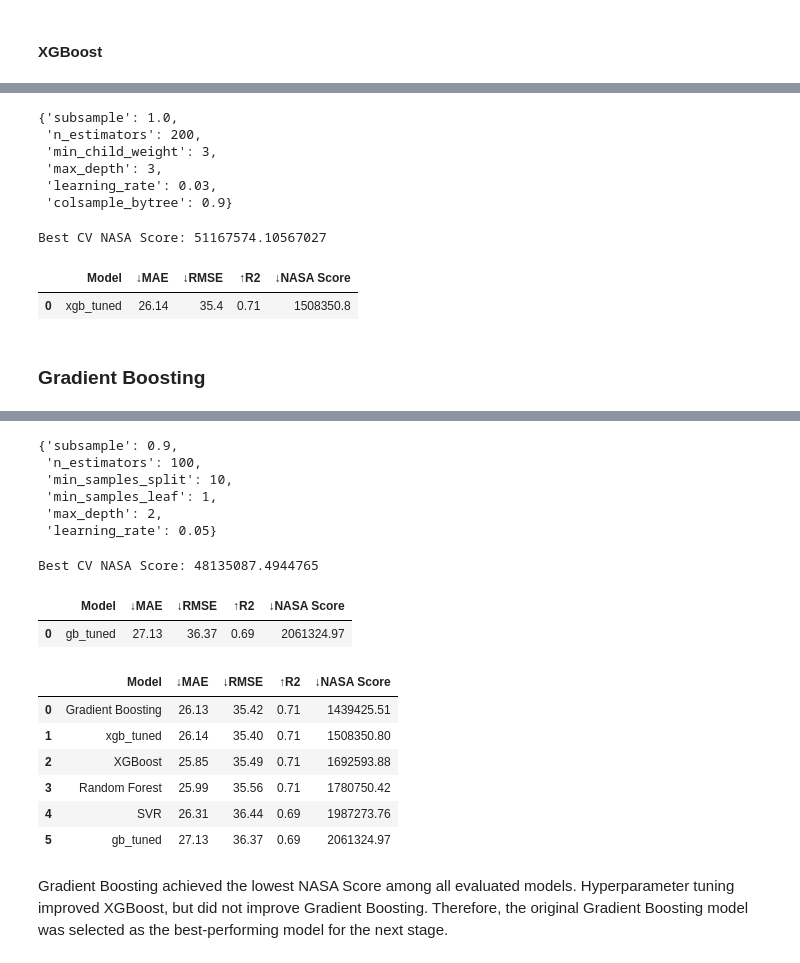
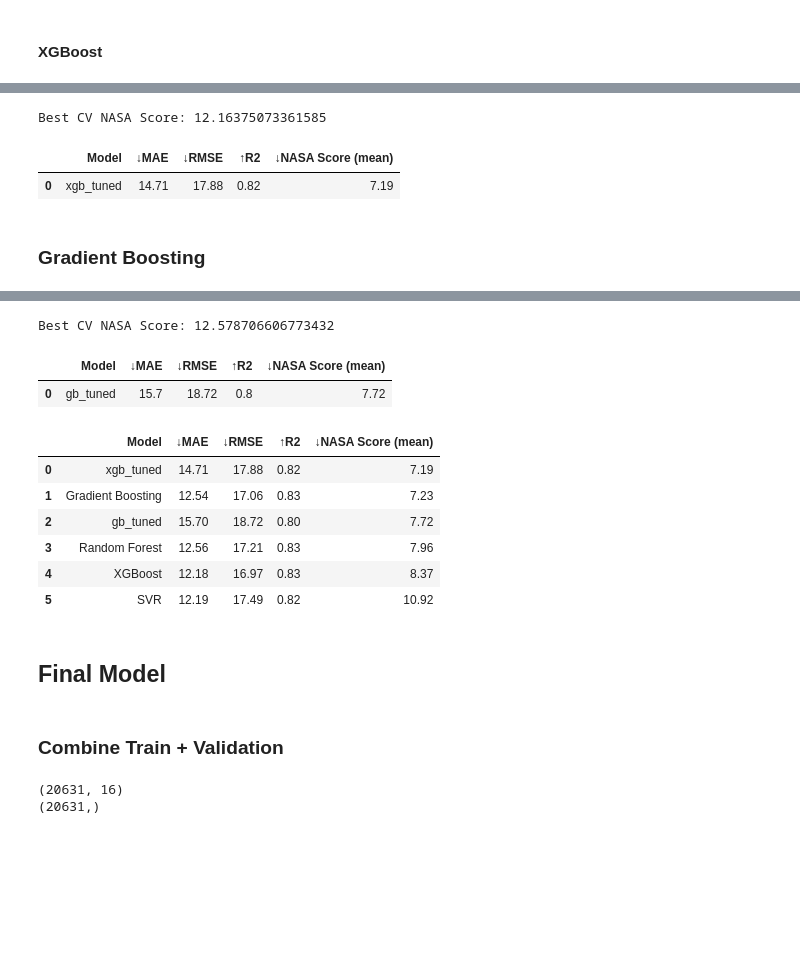
Before and after one commit to variableh/NASA, a Jupyter notebook: 02_modeling.ipynb, the cells around one changed output, grey strips where cells are left out. Saved outputs shown, nothing was run; the diff lists cells and outputs as text; code cells hidden in the pictures; blank space fills up the shorter version.

Commit message:
add final reg model

```diff
--- a/02_modeling.ipynb
+++ b/02_modeling.ipynb
@@ -82,7 +82,7 @@ def nasa_score(y_true, y_pred):
         np.exp(error / 10) - 1
     )
 
-    return np.sum(score)
+    return np.sum(score) / len(y_pred)
 # %%
 # make a table of all metrics for a model
 
@@ -92,7 +92,7 @@ def evaluate_model(y_true, y_pred, model_name):
         "↓MAE": MAE(y_true, y_pred),
         "↓RMSE": RMSE(y_true, y_pred),
         "↑R2": R2(y_true, y_pred),
-        "↓NASA Score": nasa_score(y_true, y_pred)
+        "↓NASA Score (mean)": nasa_score(y_true, y_pred)
     }
 
     return pd.DataFrame([results]).round(2)
@@ -406,19 +414,10 @@ RandomizedSearchCV(cv=GroupKFold(n_splits=3, random_state=None, shuffle=False),
                    random_state=42,
                    scoring=make_scorer(nasa_score, greater_is_better=False, response_method='predict'),
                    verbose=1)
-# %%
-xgb_search.best_params_
-# %% [output]
-{'subsample': 1.0,
- 'n_estimators': 200,
- 'min_child_weight': 3,
- 'max_depth': 3,
- 'learning_rate': 0.03,
- 'colsample_bytree': 0.9}
 # %%
 print("Best CV NASA Score:", -xgb_search.best_score_)
 # %% [output]
-Best CV NASA Score: 51167574.10567027
+Best CV NASA Score: 12.16375073361585
 # %%
 best_xgb = xgb_search.best_estimator_
 
@@ -432,8 +431,8 @@ xgb_tuned_score = evaluate_model(
 
 xgb_tuned_score
 # %% [output]
-|  | Model | ↓MAE | ↓RMSE | ↑R2 | ↓NASA Score |
-| 0 | xgb_tuned | 26.14 | 35.4 | 0.71 | 1508350.8 |
+|  | Model | ↓MAE | ↓RMSE | ↑R2 | ↓NASA Score (mean) |
+| 0 | xgb_tuned | 14.71 | 17.88 | 0.82 | 7.19 |
 # %% [markdown]
 ### Gradient Boosting
 # %%
@@ -476,19 +475,10 @@ RandomizedSearchCV(cv=GroupKFold(n_splits=3, random_state=None, shuffle=False),
                    random_state=42,
                    scoring=make_scorer(nasa_score, greater_is_better=False, response_method='predict'),
                    verbose=1)
-# %%
-gb_search.best_params_
-# %% [output]
-{'subsample': 0.9,
- 'n_estimators': 100,
- 'min_samples_split': 10,
- 'min_samples_leaf': 1,
- 'max_depth': 2,
- 'learning_rate': 0.05}
 # %%
 print("Best CV NASA Score:", -gb_search.best_score_)
 # %% [output]
-Best CV NASA Score: 48135087.4944765
+Best CV NASA Score: 12.578706606773432
 # %%
 best_gb = gb_search.best_estimator_
 # %%
@@ -502,21 +492,23 @@ gb_tuned_score = evaluate_model(
 
 gb_tuned_score
 # %% [output]
-|  | Model | ↓MAE | ↓RMSE | ↑R2 | ↓NASA Score |
-| 0 | gb_tuned | 27.13 | 36.37 | 0.69 | 2061324.97 |
+|  | Model | ↓MAE | ↓RMSE | ↑R2 | ↓NASA Score (mean) |
+| 0 | gb_tuned | 15.7 | 18.72 | 0.8 | 7.72 |
 # %%
 all_scores = [rf_score, gb_score, xgb_score, svr_score, gb_tuned_score, xgb_tuned_score ]
 
 final_results = pd.concat(all_scores, ignore_index=True)
 
-final_results.sort_values("↓NASA Score").reset_index(drop=True)
+final_results.sort_values("↓NASA Score (mean)").reset_index(drop=True)
 # %% [output]
-|  | Model | ↓MAE | ↓RMSE | ↑R2 | ↓NASA Score |
-| 0 | Gradient Boosting | 26.13 | 35.42 | 0.71 | 1439425.51 |
-| 1 | xgb_tuned | 26.14 | 35.40 | 0.71 | 1508350.80 |
-| 2 | XGBoost | 25.85 | 35.49 | 0.71 | 1692593.88 |
-| 3 | Random Forest | 25.99 | 35.56 | 0.71 | 1780750.42 |
-| 4 | SVR | 26.31 | 36.44 | 0.69 | 1987273.76 |
-| 5 | gb_tuned | 27.13 | 36.37 | 0.69 | 2061324.97 |
+|  | Model | ↓MAE | ↓RMSE | ↑R2 | ↓NASA Score (mean) |
+| 0 | xgb_tuned | 14.71 | 17.88 | 0.82 | 7.19 |
+| 1 | Gradient Boosting | 12.54 | 17.06 | 0.83 | 7.23 |
+| 2 | gb_tuned | 15.70 | 18.72 | 0.80 | 7.72 |
+| 3 | Random Forest | 12.56 | 17.21 | 0.83 | 7.96 |
+| 4 | XGBoost | 12.18 | 16.97 | 0.83 | 8.37 |
+| 5 | SVR | 12.19 | 17.49 | 0.82 | 10.92 |
-# %% [markdown]
-Gradient Boosting achieved the lowest NASA Score among all evaluated models. Hyperparameter tuning improved XGBoost, but did not improve Gradient Boosting. Therefore, the original Gradient Boosting model was selected as the best-performing model for the next stage.
+# %% [markdown]
+## Final Model
+# %% [markdown]
+### Combine Train + Validation
@@ -522,0 +525,6 @@ Gradient Boosting achieved the lowest NASA Score among all evaluated models. Hyp
+# %%
+print(X_final_train.shape)
+print(y_final_train.shape)
+# %% [output]
+(20631, 16)
+(20631,)
```
Also changed, not shown: parts of 22 cells of this notebook, 1 other file.
